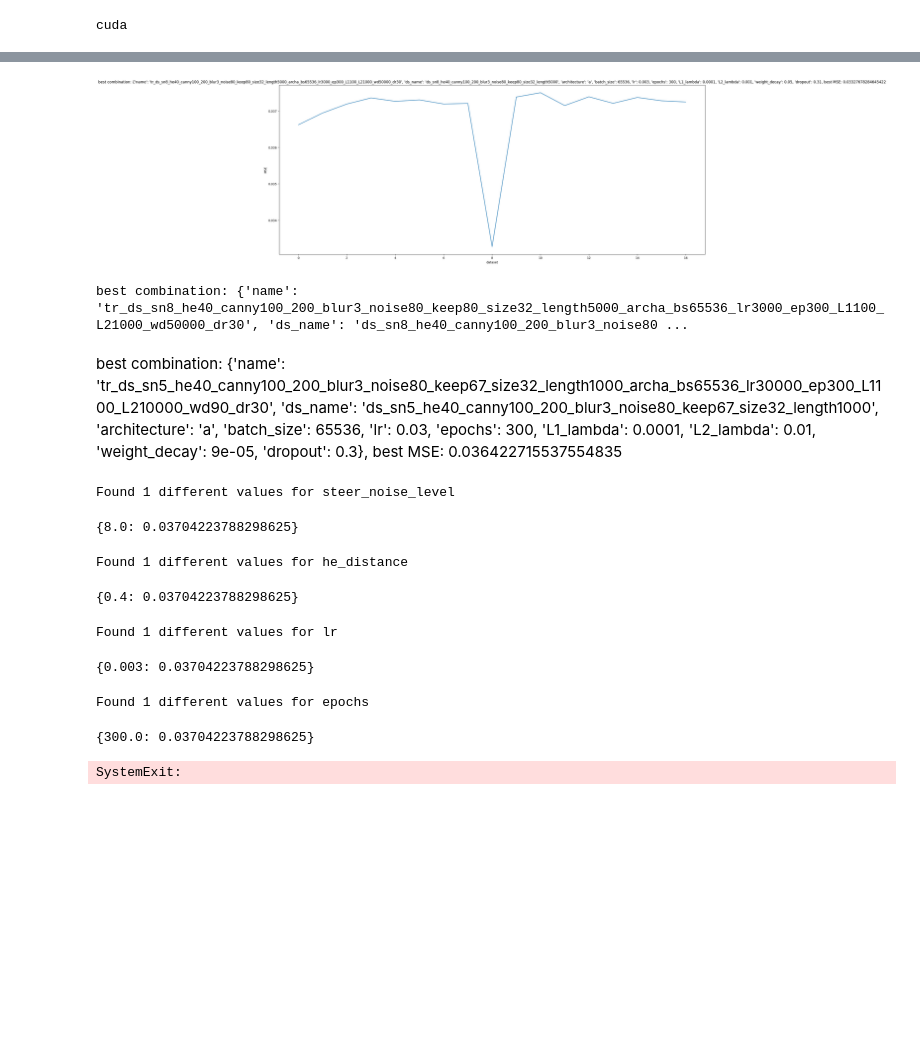
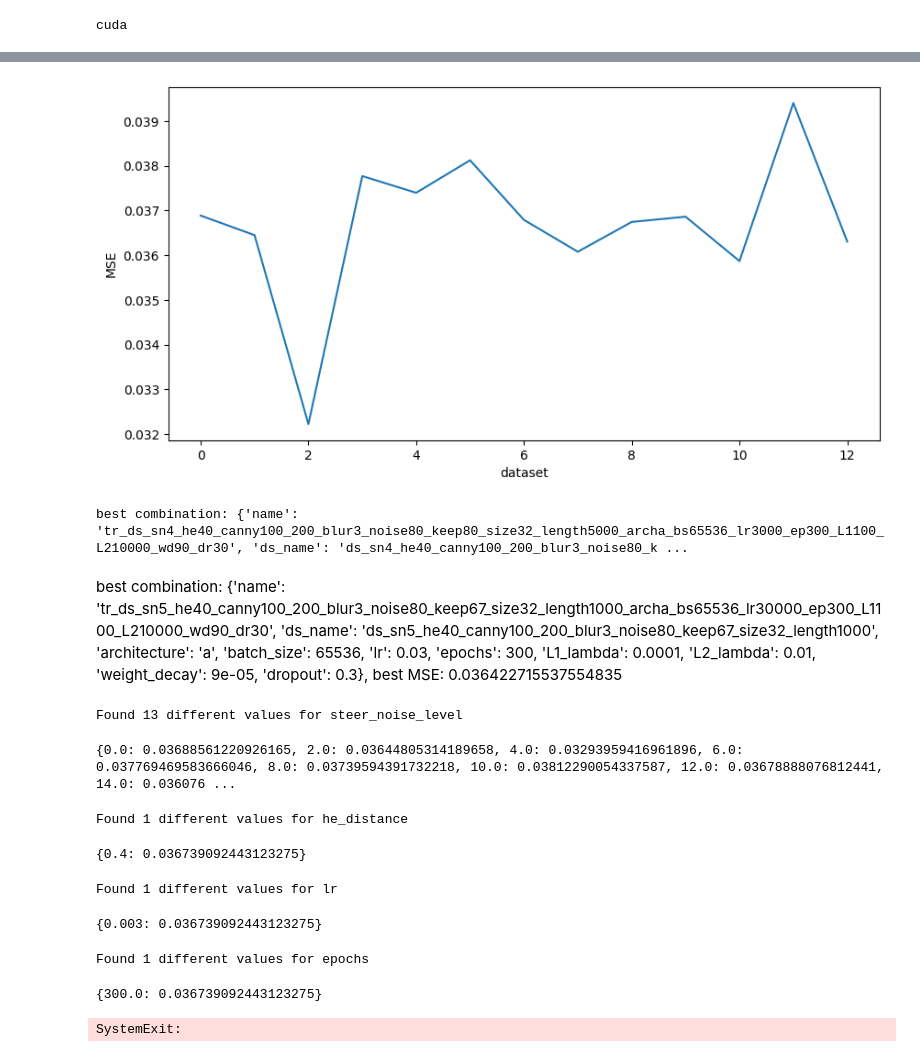
Before and after one commit to matgrand/bfmc_2022, a Jupyter notebook: combination_trainer.ipynb, the cells around one changed output, grey strips where cells are left out. Saved outputs shown, nothing was run; the diff lists cells and outputs as text; code cells hidden in the pictures; blank space fills up the shorter version.

```diff
--- a/combination_trainer.ipynb
+++ b/combination_trainer.ipynb
@@ -36,7 +41,7 @@ cuda
 architecture_vars = ['a']
 droput_vars = [0.3]
 
-steer_noise_level_vars = [8] #[0, 2, 4, 6, 8, 10, 12, 14, 16, 18, 20, 22, 24]
+steer_noise_level_vars = [0, 2, 4, 6, 8, 10, 12, 14, 16, 18, 20, 22, 24]
 he_distance_vars = [.4] #[.1,.2,.3,.4,.5,.6,.7,.8,.9]
 
 canny1_vars = [100]
@@ -51,8 +56,8 @@ batch_size_vars = [65536]
 lr_vars = [0.003]
 epochs_vars = [300]
 L1_lambda_vars = [1e-4]
-L2_lambda_vars = [5,1,5e-1,1e-1,9e-2,8e-2,7e-2,6e-2,5e-2,4e-2,3e-2,1e-2,5e-3,1e-3,5e-4,1e-4,5e-5]
-weight_decay_vars = [0.0] #5e-2
+L2_lambda_vars = [1e-2]
+weight_decay_vars = [9e-5] #5e-2
 # %%
 #generate datasets and save them in tmp folder
 #names and parameters
@@ -180,22 +197,21 @@ best combination: {'name': 'tr_ds_sn8_he40_canny100_200_blur3_noise80_keep80_siz
 # %%
 #BEST result
 best_combination, best_MSE, all_MSE = get_best_result(trainings_combinations, eval_datasets=SIM_EVALUATION_DATASETS, device=device)
 
 #plot mses
-fig, ax = plt.subplots(figsize=(25, 10))
+fig, ax = plt.subplots(figsize=(10, 5))
 # ax.scatter(np.arange(len(all_MSE)), all_MSE)
 ax.plot(np.arange(len(all_MSE)), all_MSE)
-ax.set_title(f'best combination: {best_combination}, best MSE: {best_MSE}')
 ax.set_xlabel('dataset')
 ax.set_ylabel('MSE')
 #y limits
 # ax.set_ylim(0, 0.2)
 plt.show()
 
 print(f'best combination: {best_combination}, best MSE: {best_MSE}')
 # %% [output]
-[figure, old version]
+[figure, new version]
-best combination: {'name': 'tr_ds_sn8_he40_canny100_200_blur3_noise80_keep80_size32_length5000_archa_bs65536_lr3000_ep300_L1100_L21000_wd50000_dr30', 'ds_name': 'ds_sn8_he40_canny100_200_blur3_noise80 ...
+best combination: {'name': 'tr_ds_sn4_he40_canny100_200_blur3_noise80_keep80_size32_length5000_archa_bs65536_lr3000_ep300_L1100_L210000_wd90_dr30', 'ds_name': 'ds_sn4_he40_canny100_200_blur3_noise80_k ...
 # %% [markdown]
 best combination: {'name': 'tr_ds_sn5_he40_canny100_200_blur3_noise80_keep67_size32_length1000_archa_bs65536_lr30000_ep300_L1100_L210000_wd90_dr30', 'ds_name': 'ds_sn5_he40_canny100_200_blur3_noise80_keep67_size32_length1000', 'architecture': 'a', 'batch_size': 65536, 'lr': 0.03, 'epochs': 300, 'L1_lambda': 0.0001, 'L2_lambda': 0.01, 'weight_decay': 9e-05, 'dropout': 0.3}, best MSE: 0.036422715537554835
 # %%
@@ -203,29 +219,29 @@ best combination: {'name': 'tr_ds_sn5_he40_canny100_200_blur3_noise80_keep67_siz
 steer_noise_level_MSEs = get_MSEs_for('steer_noise_level', trainings_combinations, eval_datasets=REAL_EVALUATION_DATASETS)
 print(steer_noise_level_MSEs)
 # %% [output]
-Found 1 different values for steer_noise_level
+Found 13 different values for steer_noise_level
-{8.0: 0.03704223788298625}
+{0.0: 0.03688561220926165, 2.0: 0.03644805314189658, 4.0: 0.03293959416961896, 6.0: 0.037769469583666046, 8.0: 0.03739594391732218, 10.0: 0.03812290054337587, 12.0: 0.03678888076812441, 14.0: 0.036076 ...
 # %%
 #plot for he_distance
 he_distance_MSEs = get_MSEs_for('he_distance', trainings_combinations, eval_datasets=REAL_EVALUATION_DATASETS)
 print(he_distance_MSEs)
 # %% [output]
 Found 1 different values for he_distance
-{0.4: 0.03704223788298625}
+{0.4: 0.036739092443123275}
 # %%
 #plot for lr
 lr_MSEs = get_MSEs_for('lr', trainings_combinations, eval_datasets=REAL_EVALUATION_DATASETS)
 print(lr_MSEs)
 # %% [output]
 Found 1 different values for lr
-{0.003: 0.03704223788298625}
+{0.003: 0.036739092443123275}
 # %%
 #plot for epochs
 epochs_MSEs = get_MSEs_for('epochs', trainings_combinations, eval_datasets=REAL_EVALUATION_DATASETS)
 print(epochs_MSEs)
 # %% [output]
 Found 1 different values for epochs
-{300.0: 0.03704223788298625}
+{300.0: 0.036739092443123275}
 # %%
 raise SystemExit
 # %% [output]
```
Also changed, not shown: parts of 7 cells of this notebook, 4 other files.
